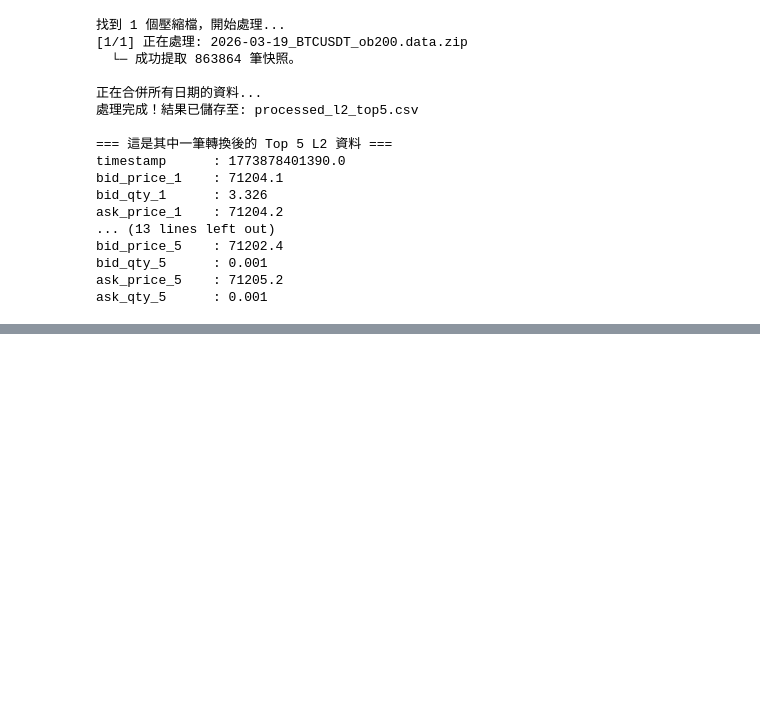
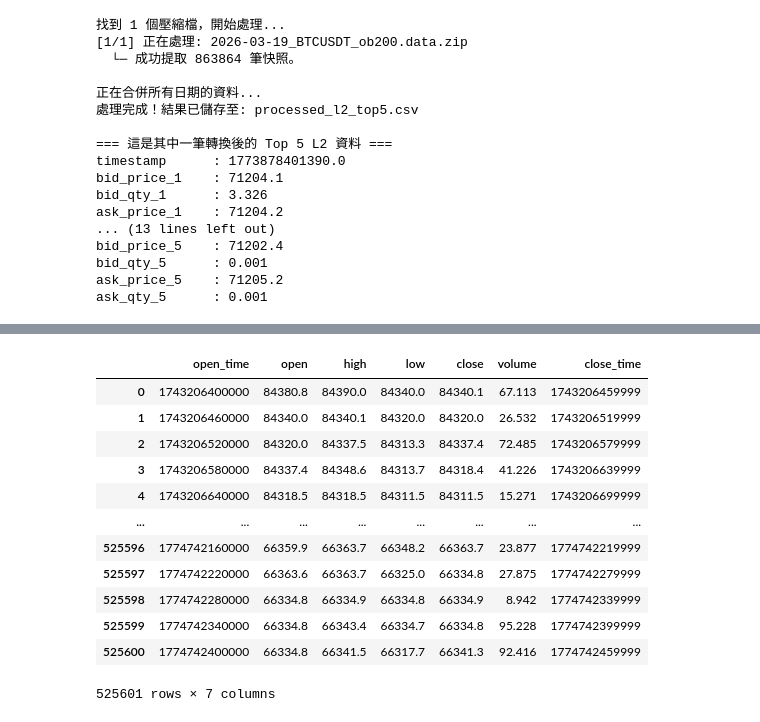
Before and after one commit to chestertsai0915/trade_intern_test, a Jupyter notebook: test2.ipynb, the cells around one changed output, grey strips where cells are left out. Cells and saved outputs as stored; diff of their text form; code cells hidden in the pictures; blank space fills up the shorter version.

```diff
--- a/test2.ipynb
+++ b/test2.ipynb
@@ -475,0 +349,23 @@ Note: you may need to restart the kernel to use updated packages.
+# %%
+import os
+from utils.database import DatabaseHandler
+db=DatabaseHandler()
+symbol = "BTCUSDT"
+interval = "1m"
+df=db.load_market_data(symbol, interval, limit=None)
+# %%
+df
+# %% [output]
+|  | open_time | open | high | low | close | volume | close_time |
+| 0 | 1743206400000 | 84380.8 | 84390.0 | 84340.0 | 84340.1 | 67.113 | 1743206459999 |
+| 1 | 1743206460000 | 84340.0 | 84340.1 | 84320.0 | 84320.0 | 26.532 | 1743206519999 |
+| 2 | 1743206520000 | 84320.0 | 84337.5 | 84313.3 | 84337.4 | 72.485 | 1743206579999 |
+| 3 | 1743206580000 | 84337.4 | 84348.6 | 84313.7 | 84318.4 | 41.226 | 1743206639999 |
+| 4 | 1743206640000 | 84318.5 | 84318.5 | 84311.5 | 84311.5 | 15.271 | 1743206699999 |
+| ... | ... | ... | ... | ... | ... | ... | ... |
+| 525596 | 1774742160000 | 66359.9 | 66363.7 | 66348.2 | 66363.7 | 23.877 | 1774742219999 |
+| 525597 | 1774742220000 | 66363.6 | 66363.7 | 66325.0 | 66334.8 | 27.875 | 1774742279999 |
+| 525598 | 1774742280000 | 66334.8 | 66334.9 | 66334.8 | 66334.9 | 8.942 | 1774742339999 |
+| 525599 | 1774742340000 | 66334.8 | 66343.4 | 66334.7 | 66334.8 | 95.228 | 1774742399999 |
+| 525600 | 1774742400000 | 66334.8 | 66341.5 | 66317.7 | 66341.3 | 92.416 | 1774742459999 |
+525601 rows × 7 columns
```
Also changed, not shown: parts of 9 cells of this notebook, 21 other files.
